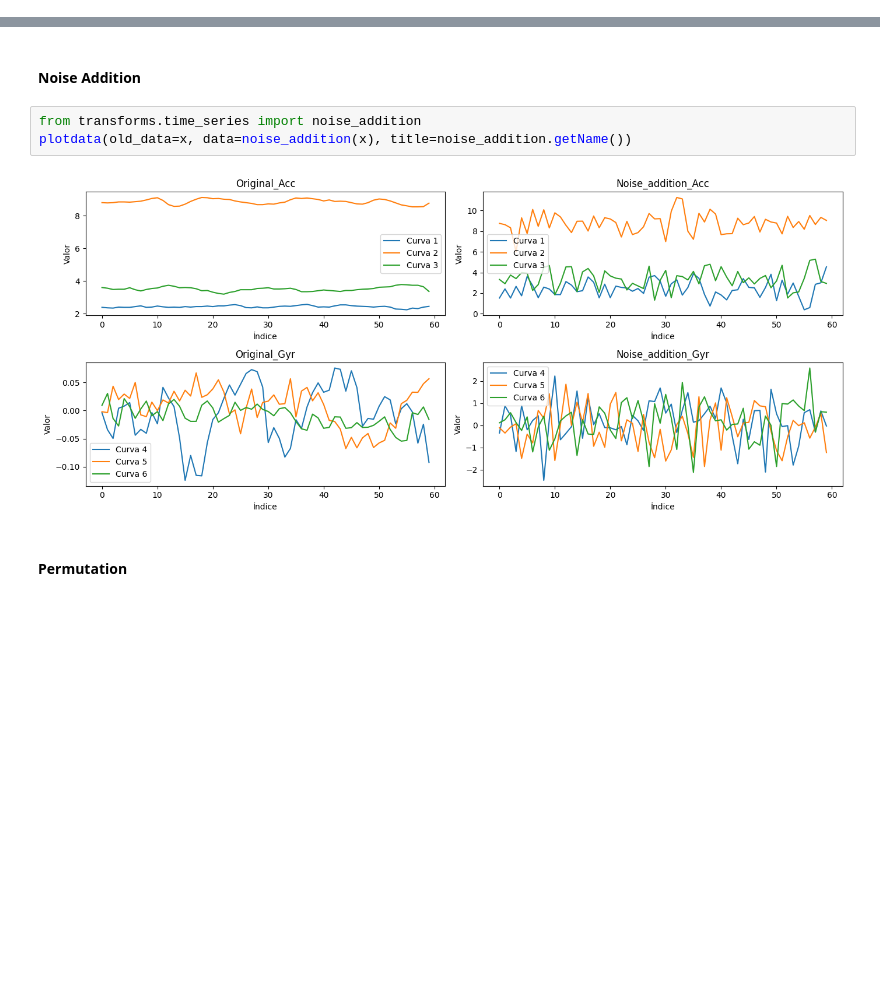
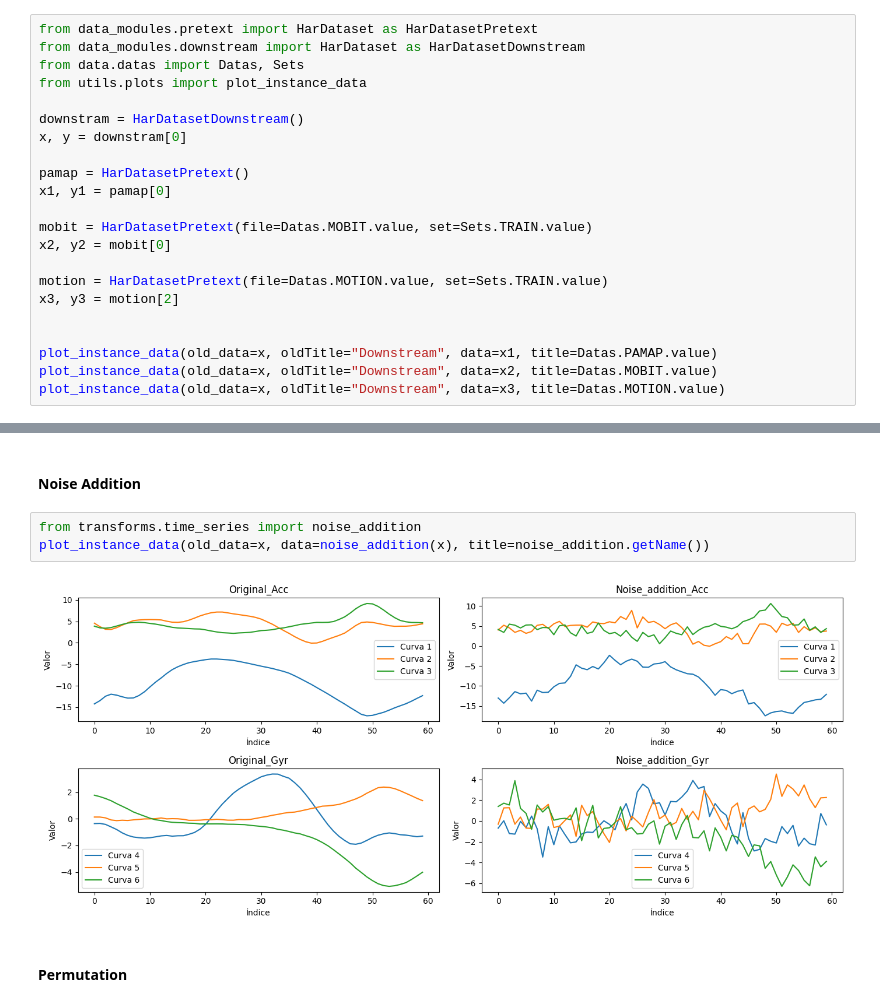
Before and after one commit to Sr-Souza-dev/SSL_HAR, a Jupyter notebook: transformations.ipynb, the cells around one changed output, grey strips where cells are left out. Cells and saved outputs as stored; diff of their text form; blank space fills up the shorter version.

```diff
--- a/transformations.ipynb
+++ b/transformations.ipynb
@@ -45,0 +1,22 @@ def plotdata(data: torch.Tensor, old_data: torch.Tensor, title = "transformation
+# %%
+from data_modules.pretext import HarDataset as HarDatasetPretext
+from data_modules.downstream import HarDataset as HarDatasetDownstream
+from data.datas import Datas, Sets
+from utils.plots import plot_instance_data
+
+downstram = HarDatasetDownstream()
+x, y = downstram[0]
+
+pamap = HarDatasetPretext()
+x1, y1 = pamap[0]
+
+mobit = HarDatasetPretext(file=Datas.MOBIT.value, set=Sets.TRAIN.value)
+x2, y2 = mobit[0]
+
+motion = HarDatasetPretext(file=Datas.MOTION.value, set=Sets.TRAIN.value)
+x3, y3 = motion[2]
+
+
+plot_instance_data(old_data=x, oldTitle="Downstream", data=x1, title=Datas.PAMAP.value)
+plot_instance_data(old_data=x, oldTitle="Downstream", data=x2, title=Datas.MOBIT.value)
+plot_instance_data(old_data=x, oldTitle="Downstream", data=x3, title=Datas.MOTION.value)
@@ -62,9 +43,9 @@ plotdata(old_data=x, data=flip(x), title=flip.getName())
 #### Noise Addition
 # %%
 from transforms.time_series import noise_addition
-plotdata(old_data=x, data=noise_addition(x), title=noise_addition.getName())
+plot_instance_data(old_data=x, data=noise_addition(x), title=noise_addition.getName())
 # %% [output]
-[figure, old version]
+[figure, new version]
 # %% [markdown]
 #### Permutation
 # %%
```
Also changed, not shown: parts of 9 cells of this notebook, 17 other files.
